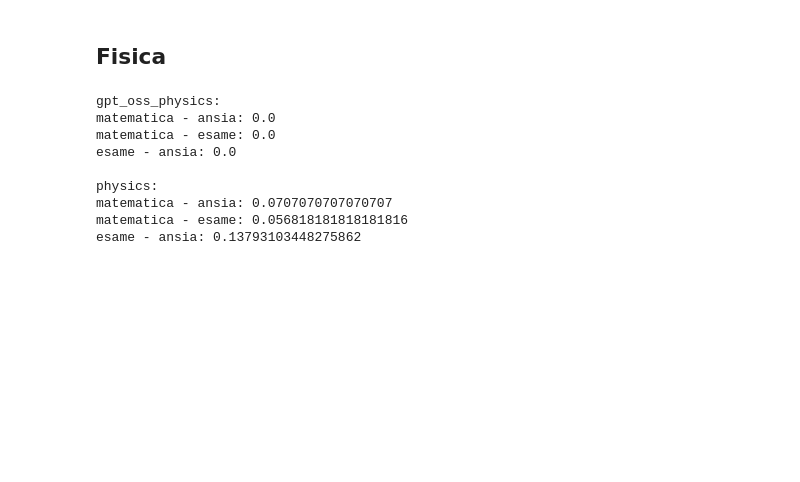
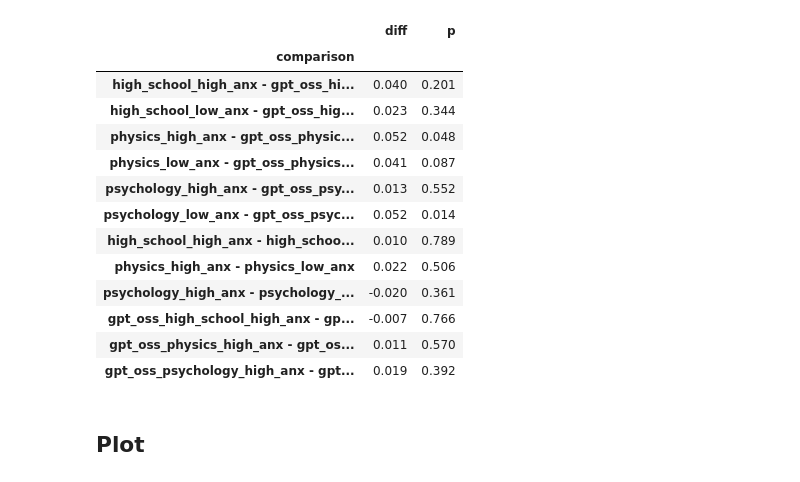
Before and after one commit to emmafranchino/cognoscolab, a Jupyter notebook: rassereno/notebooks/jaccard_similarity.ipynb, the cells around one changed output. Saved outputs shown, nothing was run; the diff lists cells and outputs as text; code cells hidden in the pictures; blank space fills up the shorter version.

```diff
--- a/rassereno/notebooks/jaccard_similarity.ipynb
+++ b/rassereno/notebooks/jaccard_similarity.ipynb
@@ -213,0 +84,17 @@ esame - ansia: 0.07920792079207921
+# %%
+rows = []
+for g, pairs in neighbours.items():
+    anxiety_words, _, exam_words = get_sets_of_associations(features[g])
+    rows.append(
+        {
+            "group": g,
+            "N": len(pairs),
+            "J": pooled_jaccard(pairs),
+            "J_frames": jaccard_similarity(exam_words, anxiety_words),
+        }
+    )
+jaccard = pd.DataFrame(rows).set_index("group")
+assert np.allclose(jaccard["J"], jaccard["J_frames"])
+jaccard = jaccard.drop(columns="J_frames")
+jaccard.round(3).to_csv(path_rassereno_analysis / "jaccard_exam_anxiety.csv")
+jaccard.round(3)
@@ -214,19 +122,46 @@ esame - ansia: 0.07920792079207921
+# %%
+def compare(a, b, n_perm=N_PERM):
+    pooled = neighbours[a] + neighbours[b]
+    n_a = len(neighbours[a])
+    observed = jaccard.loc[a, "J"] - jaccard.loc[b, "J"]
+    null = np.empty(n_perm)
+    for i in range(n_perm):
+        order = rng.permutation(len(pooled))
+        null[i] = pooled_jaccard(pooled, order[:n_a]) - pooled_jaccard(pooled, order[n_a:])
+    return {
+        "comparison": f"{a} - {b}",
+        "diff": observed,
+        "p": (np.sum(np.abs(null) >= abs(observed)) + 1) / (n_perm + 1),
+    }
+
+
+HUMAN_SAMPLES = ["high_school", "physics", "psychology"]
+comparisons = [
+    compare(f"{s}_{anx}_anx", f"gpt_oss_{s}_{anx}_anx")
+    for s in HUMAN_SAMPLES
+    for anx in ["high", "low"]
+] + [
+    compare(f"{prefix}{s}_high_anx", f"{prefix}{s}_low_anx")
+    for prefix in ["", "gpt_oss_"]
+    for s in HUMAN_SAMPLES
+]
+comparisons = pd.DataFrame(comparisons).set_index("comparison")
+comparisons.round(3).to_csv(path_rassereno_analysis / "jaccard_exam_anxiety_comparisons.csv")
+comparisons.round(3)
+# %% [output]
+|  | diff | p |
+| comparison |  |  |
+| high_school_high_anx - gpt_oss_hi... | 0.040 | 0.201 |
+| high_school_low_anx - gpt_oss_hig... | 0.023 | 0.344 |
+| physics_high_anx - gpt_oss_physic... | 0.052 | 0.048 |
+| physics_low_anx - gpt_oss_physics... | 0.041 | 0.087 |
+| psychology_high_anx - gpt_oss_psy... | 0.013 | 0.552 |
+| psychology_low_anx - gpt_oss_psyc... | 0.052 | 0.014 |
+| high_school_high_anx - high_schoo... | 0.010 | 0.789 |
+| physics_high_anx - physics_low_anx | 0.022 | 0.506 |
+| psychology_high_anx - psychology_... | -0.020 | 0.361 |
+| gpt_oss_high_school_high_anx - gp... | -0.007 | 0.766 |
+| gpt_oss_physics_high_anx - gpt_os... | 0.011 | 0.570 |
+| gpt_oss_psychology_high_anx - gpt... | 0.019 | 0.392 |
 # %% [markdown]
-## Fisica
+## Plot
-# %%
-physics_high_anx = results_jaccard_similarities(
-    features, "gpt_oss_physics", "physics_high_anx"
-)
-physics_low_anx = results_jaccard_similarities(
-    features, "gpt_oss_physics", "physics_low_anx"
-)
-# %% [output]
-gpt_oss_physics:
-matematica - ansia: 0.0
-matematica - esame: 0.0
-esame - ansia: 0.0
-
-physics:
-matematica - ansia: 0.0707070707070707
-matematica - esame: 0.056818181818181816
-esame - ansia: 0.13793103448275862
```
Also changed, not shown: parts of 26 cells of this notebook, 22 other files.
